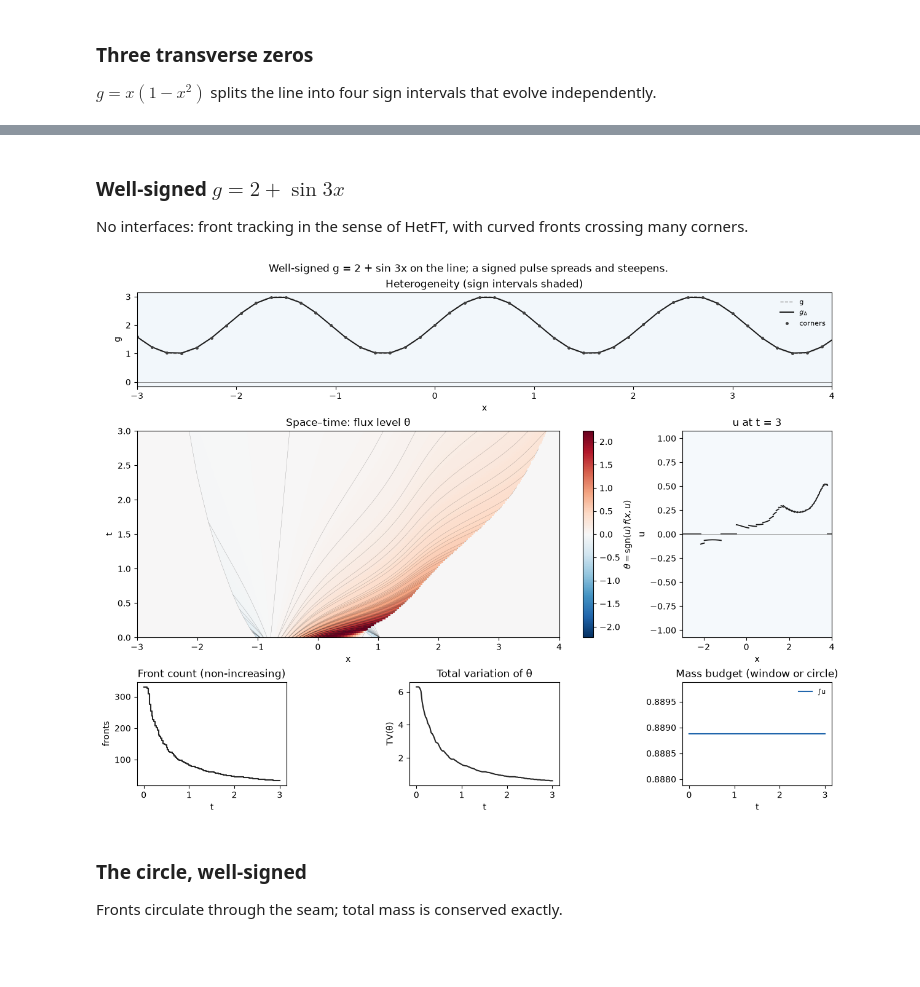
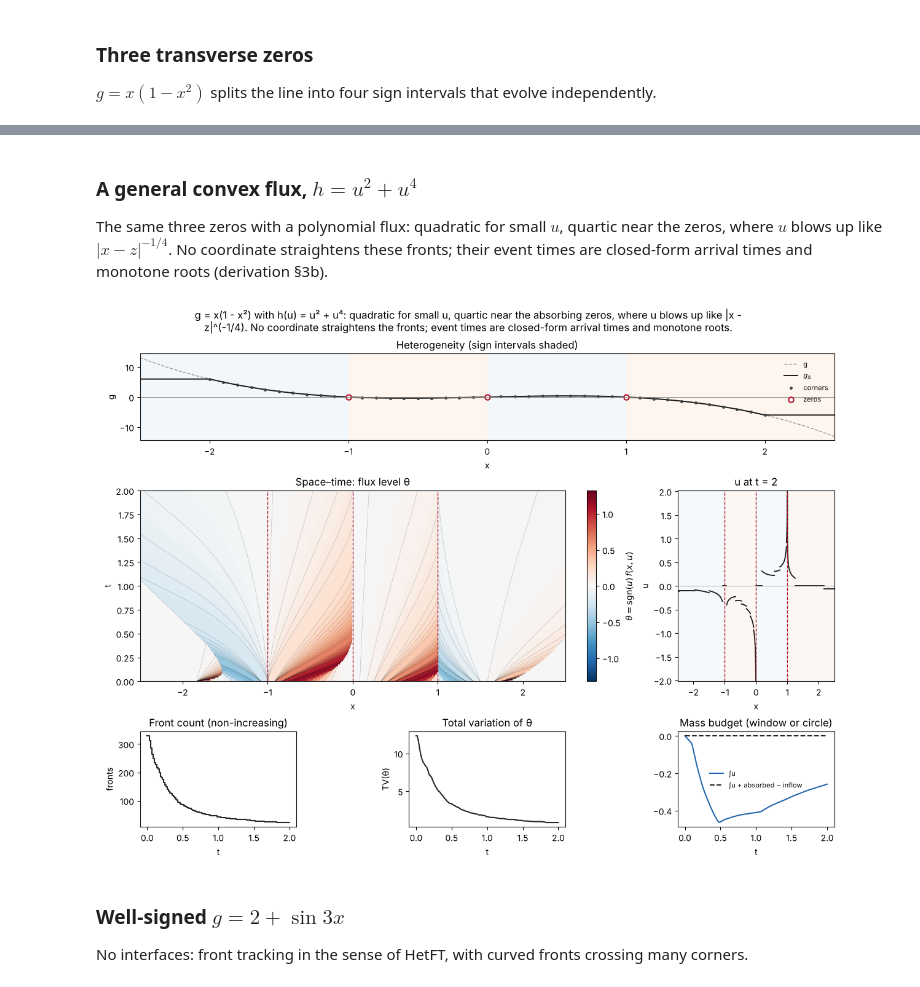
Before and after one commit to parasuramv/heterogeneous-front-tracking, a Jupyter notebook: notebooks/02_ready_to_run_examples.ipynb, the cells around one changed output, grey strips where cells are left out. Cells and saved outputs as stored; diff of their text form; code cells hidden in the pictures; blank space fills up the shorter version.

```diff
--- a/notebooks/02_ready_to_run_examples.ipynb
+++ b/notebooks/02_ready_to_run_examples.ipynb
@@ -81,7 +81,7 @@ of $g$ are mesh nodes.
   mass conservation.
 # %%
 from hetfront.examples import EXAMPLES
-chosen = ["xu2-blowup", "xu2-shock", "two-zeros", "sine", "circle-sine", "circle-zeros"]
+chosen = ["xu2-blowup", "xu2-shock", "two-zeros", "poly-zeros", "sine", "circle-sine", "circle-zeros"]
 histories = {}
 for name in chosen:
     ex = EXAMPLES[name]
@@ -129,14 +130,14 @@ plt.show()
 # %% [markdown]
-### Well-signed $g = 2 + \sin 3x$
-No interfaces: front tracking in the sense of HetFT, with curved fronts crossing many corners.
+### A general convex flux, $h = u^2 + u^4$
+The same three zeros with a polynomial flux: quadratic for small $u$, quartic near the zeros, where $u$ blows up like $|x-z|^{-1/4}$. No coordinate straightens these fronts; their event times are closed-form arrival times and monotone roots (derivation §3b).
 # %%
-ex, tracker, history = histories["sine"]
+ex, tracker, history = histories["poly-zeros"]
 chars = ex.characteristics(tracker.flux) if ex.characteristic_starts else None
 overview(history, exact_g=ex.g, characteristics=chars, title=ex.description)
 plt.show()
 # %% [output]
-[figure, old version]
+[figure, new version]
 # %% [markdown]
-### The circle, well-signed
-Fronts circulate through the seam; total mass is conserved exactly.
+### Well-signed $g = 2 + \sin 3x$
+No interfaces: front tracking in the sense of HetFT, with curved fronts crossing many corners.
 # %%
```
Also changed, not shown: parts of 12 cells of this notebook, 18 other files.
